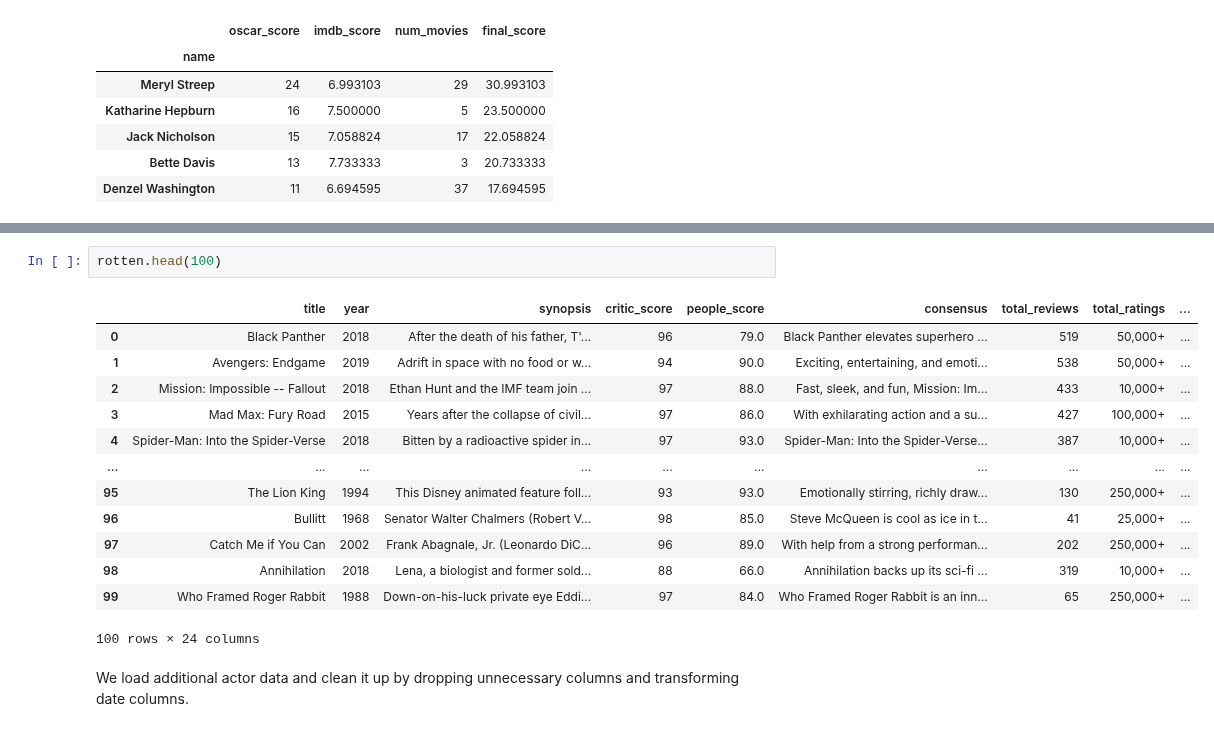
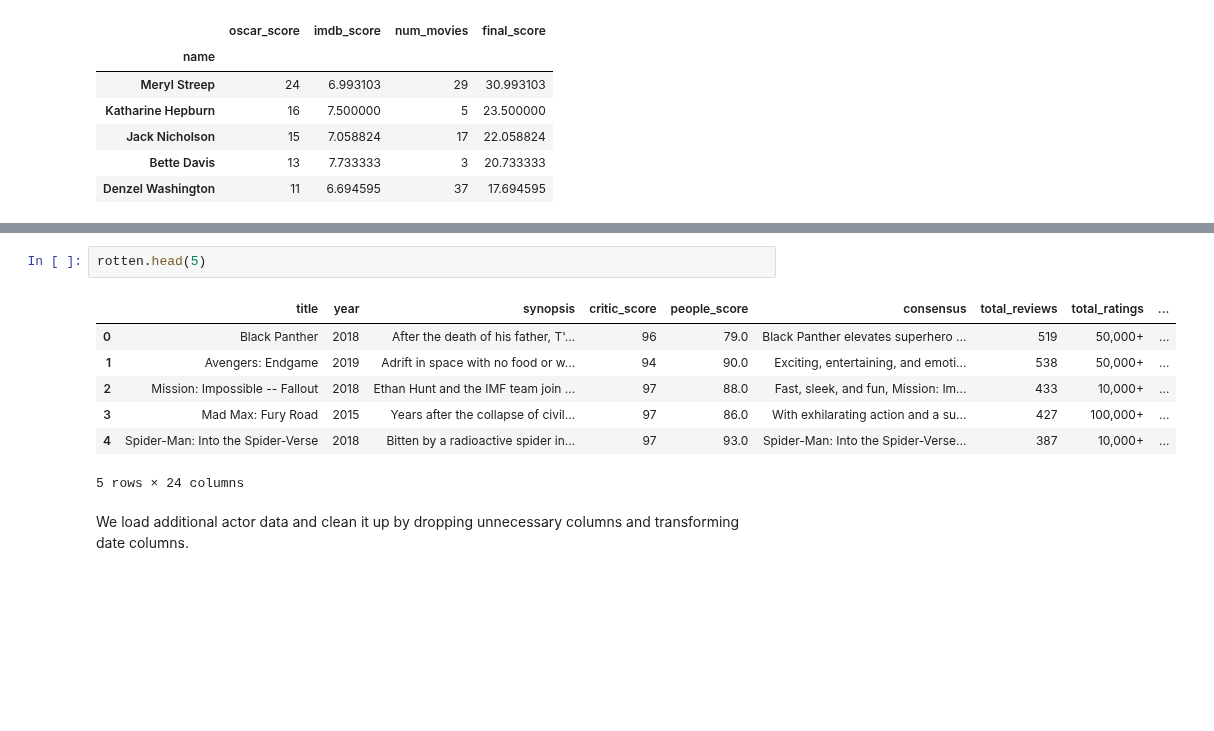
Before and after one commit to epfl-ada/ada-2024-project-bluesweater, a Jupyter notebook: src/sections/actor success.ipynb, the cells around one changed output, grey strips where cells are left out. Cells and saved outputs as stored; diff of their text form; blank space fills up the shorter version.

```diff
--- a/src/sections/actor success.ipynb
+++ b/src/sections/actor success.ipynb
@@ -189,19 +164,13 @@ successful_actors.head(500)
 # %%
-rotten.head(100)
+rotten.head(5)
 # %% [output]
 |  | title | year | synopsis | critic_score | people_score | consensus | total_reviews | total_ratings | ... |
 | 0 | Black Panther | 2018 | After the death of his father, T'... | 96 | 79.0 | Black Panther elevates superhero ... | 519 | 50,000+ | ... |
 | 1 | Avengers: Endgame | 2019 | Adrift in space with no food or w... | 94 | 90.0 | Exciting, entertaining, and emoti... | 538 | 50,000+ | ... |
 | 2 | Mission: Impossible -- Fallout | 2018 | Ethan Hunt and the IMF team join ... | 97 | 88.0 | Fast, sleek, and fun, Mission: Im... | 433 | 10,000+ | ... |
 | 3 | Mad Max: Fury Road | 2015 | Years after the collapse of civil... | 97 | 86.0 | With exhilarating action and a su... | 427 | 100,000+ | ... |
 | 4 | Spider-Man: Into the Spider-Verse | 2018 | Bitten by a radioactive spider in... | 97 | 93.0 | Spider-Man: Into the Spider-Verse... | 387 | 10,000+ | ... |
-| ... | ... | ... | ... | ... | ... | ... | ... | ... | ... |
-| 95 | The Lion King | 1994 | This Disney animated feature foll... | 93 | 93.0 | Emotionally stirring, richly draw... | 130 | 250,000+ | ... |
-| 96 | Bullitt | 1968 | Senator Walter Chalmers (Robert V... | 98 | 85.0 | Steve McQueen is cool as ice in t... | 41 | 25,000+ | ... |
-| 97 | Catch Me if You Can | 2002 | Frank Abagnale, Jr. (Leonardo DiC... | 96 | 89.0 | With help from a strong performan... | 202 | 250,000+ | ... |
-| 98 | Annihilation | 2018 | Lena, a biologist and former sold... | 88 | 66.0 | Annihilation backs up its sci-fi ... | 319 | 10,000+ | ... |
-| 99 | Who Framed Roger Rabbit | 1988 | Down-on-his-luck private eye Eddi... | 97 | 84.0 | Who Framed Roger Rabbit is an inn... | 65 | 250,000+ | ... |
-100 rows × 24 columns
+5 rows × 24 columns
 # %% [markdown]
 We load additional actor data and clean it up by dropping unnecessary columns and transforming date columns.
 # %%
```
Also changed, not shown: parts of 36 cells of this notebook.
